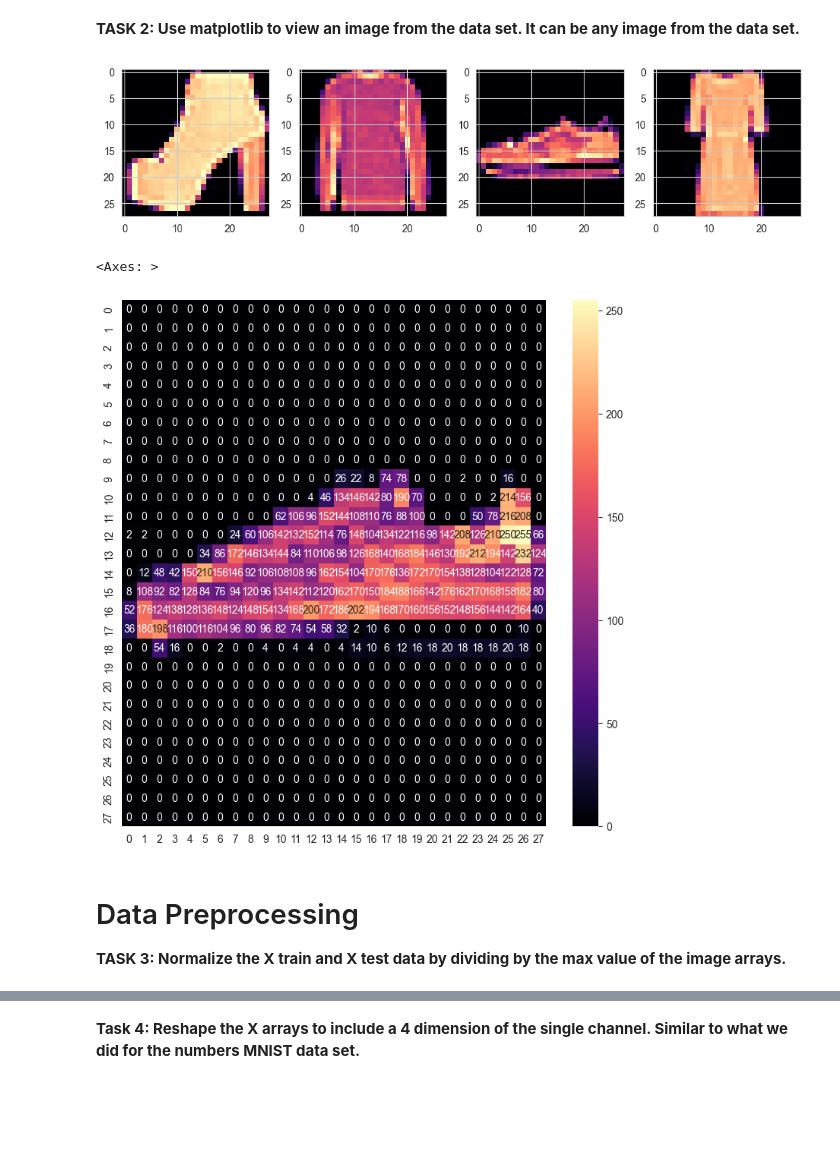
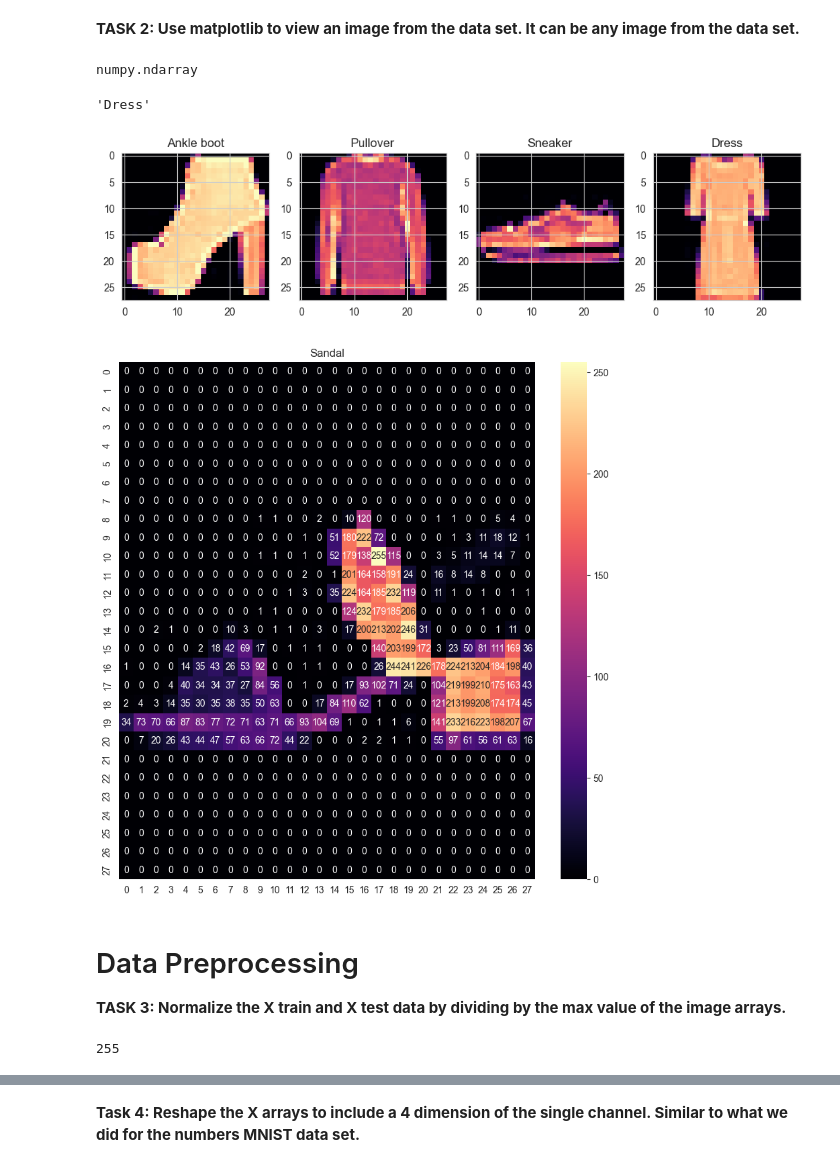
Before and after one commit to 0xArwa/Image-classification-CNN, a Jupyter notebook: DL-Assignment-2 (Image Classification with CNN)-Student.ipynb, the cells around one changed output, grey strips where cells are left out. Drawn from its saved outputs; the diff is of its cells as text; code cells hidden in the pictures; blank space fills up the shorter version.

```diff
--- a/DL-Assignment-2 (Image Classification with CNN)-Student.ipynb
+++ b/DL-Assignment-2 (Image Classification with CNN)-Student.ipynb
@@ -32,14 +32,18 @@ import pandas as pd
 import matplotlib.pyplot as plt
 import seaborn as sns
 
-plt.rcParams["figure.figsize"] = (10, 6)
-
-sns.set_style("whitegrid")
-pd.set_option("display.float_format", lambda x: "%.3f" % x)
+sns.set_style('whitegrid')
+pd.set_option('display.float_format', lambda x: "%.3f" % x)
 np.set_printoptions(suppress=True)
 
 import tensorflow as tf
 from tensorflow.keras.datasets import fashion_mnist
+from tensorflow.keras.utils import to_categorical
+from tensorflow.keras.models import Sequential
+from tensorflow.keras.layers import Dense, Conv2D, MaxPool2D, Flatten,Dropout
+from tensorflow.keras.callbacks import EarlyStopping
+from sklearn.metrics import classification_report, confusion_matrix, multilabel_confusion_matrix
+from tensorflow.keras.models import load_model
 # %% [markdown]
 # Recognizing and Understanding Data
 
@@ -53,34 +83,52 @@ X_train.shape
 # %% [markdown]
 **TASK 2: Use matplotlib to view an image from the data set. It can be any image from the data set.**
 # %%
-classes=["T-shirt/top",
-        "Trouser",
-        "Pullover",
-        "Dress",
-        "Coat",
-        "Sandal",
-        "Shirt",
-        "Sneaker",
-        "Bag",
-        "Ankle boot"]
+classes = {0: 'T-shirt/top',
+           1: 'Trouser',
+           2: 'Pullover',
+           3: 'Dress',
+           4: 'Coat',
+           5: 'Sandal',
+           6: 'Shirt',
+           7: 'Sneaker',
+           8: 'Bag',
+           9: 'Ankle boot'}
+# %%
+type(y_train)
+# %% [output]
+numpy.ndarray
+# %%
+# mapping y to labels
+y_test_classes = np.vectorize(classes.get)(y_test)
+y_train_classes = np.vectorize(classes.get)(y_train)
+# %%
+y_train_classes[3]
+# %% [output]
+'Dress'
 # %%
 # display 4 picture based on index
 plt.figure(figsize=(12, 3))
 
 for i in range(44, 48):
     plt.subplot(1, 4, i-43)
-    plt.imshow(X_train[i], cmap="magma")
+    plt.imshow(X_train[i], cmap='magma') # the colors are gray but I'm using colors for clear visuals
+    plt.title(y_train_classes[i]) # to print class upove each figure
 
 plt.show()
 # %% [output]
-[figure, old version]
+[figure, new version]
 # %%
-plt.figure(figsize=(9, 9))
-sns.heatmap(X_train[770],annot=True, cmap="magma", fmt=".3g")
+# displaying random pic in heatmap format
+plt.figure(figsize=(10, 10))
+sns.heatmap(X_train[230],annot=True, cmap='magma', fmt='.3g')
+plt.title(y_train_classes[230]);
 # %% [output]
-<Axes: >
-[figure, old version]
+[figure, new version]
 # %% [markdown]
 # Data Preprocessing
 
 **TASK 3: Normalize the X train and X test data by dividing by the max value of the image arrays.**
+# %%
+X_train[300].max()
+# %% [output]
+255
```
Also changed, not shown: parts of 95 cells of this notebook, 2 other files.
